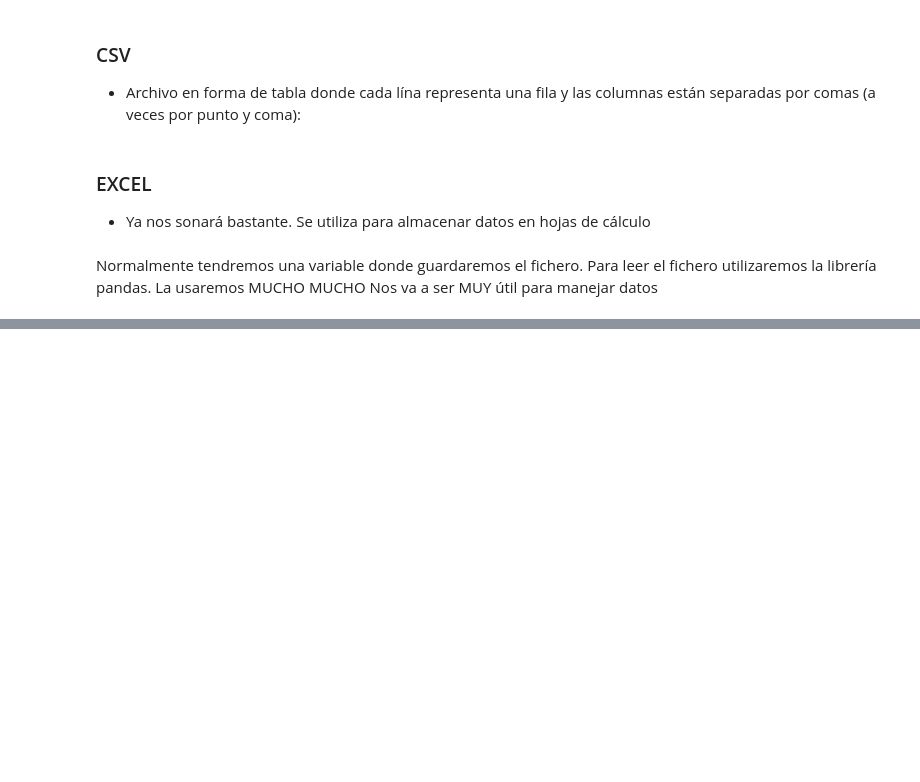
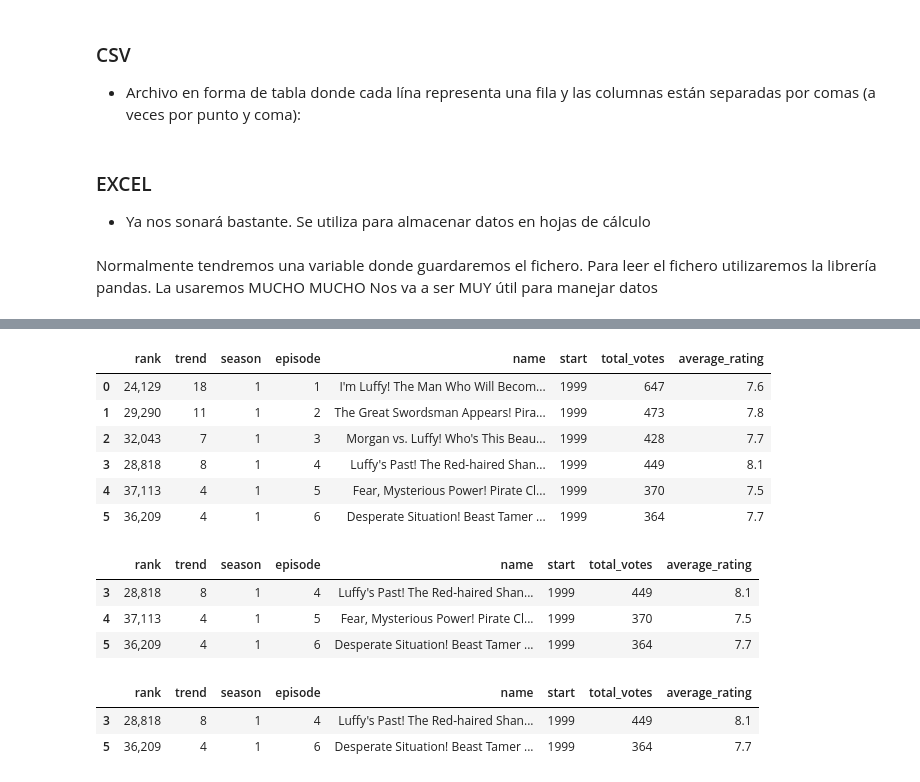
Before and after one commit to Adalab/da-promo-47-ejercicios-profes, a Jupyter notebook: modulo-2/leccion-1-3-lectura_ficheros.ipynb, the cells around one changed output, grey strips where cells are left out. Saved outputs shown, nothing was run; the diff lists cells and outputs as text; code cells hidden in the pictures; blank space fills up the shorter version.

```diff
--- a/modulo-2/leccion-1-3-lectura_ficheros.ipynb
+++ b/modulo-2/leccion-1-3-lectura_ficheros.ipynb
@@ -60,0 +73,23 @@ nombre_variable = pd.read_json/xml/csv("personajes_pelicula.json")
+# %%
+df_one_piece.head(10)
+# %% [output]
+|  | rank | trend | season | episode | name | start | total_votes | average_rating |
+| 0 | 24,129 | 18 | 1 | 1 | I'm Luffy! The Man Who Will Becom... | 1999 | 647 | 7.6 |
+| 1 | 29,290 | 11 | 1 | 2 | The Great Swordsman Appears! Pira... | 1999 | 473 | 7.8 |
+| 2 | 32,043 | 7 | 1 | 3 | Morgan vs. Luffy! Who's This Beau... | 1999 | 428 | 7.7 |
+| 3 | 28,818 | 8 | 1 | 4 | Luffy's Past! The Red-haired Shan... | 1999 | 449 | 8.1 |
+| 4 | 37,113 | 4 | 1 | 5 | Fear, Mysterious Power! Pirate Cl... | 1999 | 370 | 7.5 |
+| 5 | 36,209 | 4 | 1 | 6 | Desperate Situation! Beast Tamer ... | 1999 | 364 | 7.7 |
+# %%
+df_one_piece.tail(3)
+# %% [output]
+|  | rank | trend | season | episode | name | start | total_votes | average_rating |
+| 3 | 28,818 | 8 | 1 | 4 | Luffy's Past! The Red-haired Shan... | 1999 | 449 | 8.1 |
+| 4 | 37,113 | 4 | 1 | 5 | Fear, Mysterious Power! Pirate Cl... | 1999 | 370 | 7.5 |
+| 5 | 36,209 | 4 | 1 | 6 | Desperate Situation! Beast Tamer ... | 1999 | 364 | 7.7 |
+# %%
+df_one_piece.sample(2)
+# %% [output]
+|  | rank | trend | season | episode | name | start | total_votes | average_rating |
+| 3 | 28,818 | 8 | 1 | 4 | Luffy's Past! The Red-haired Shan... | 1999 | 449 | 8.1 |
+| 5 | 36,209 | 4 | 1 | 6 | Desperate Situation! Beast Tamer ... | 1999 | 364 | 7.7 |
```
Also changed, not shown: parts of 19 cells of this notebook, 5 other files.
